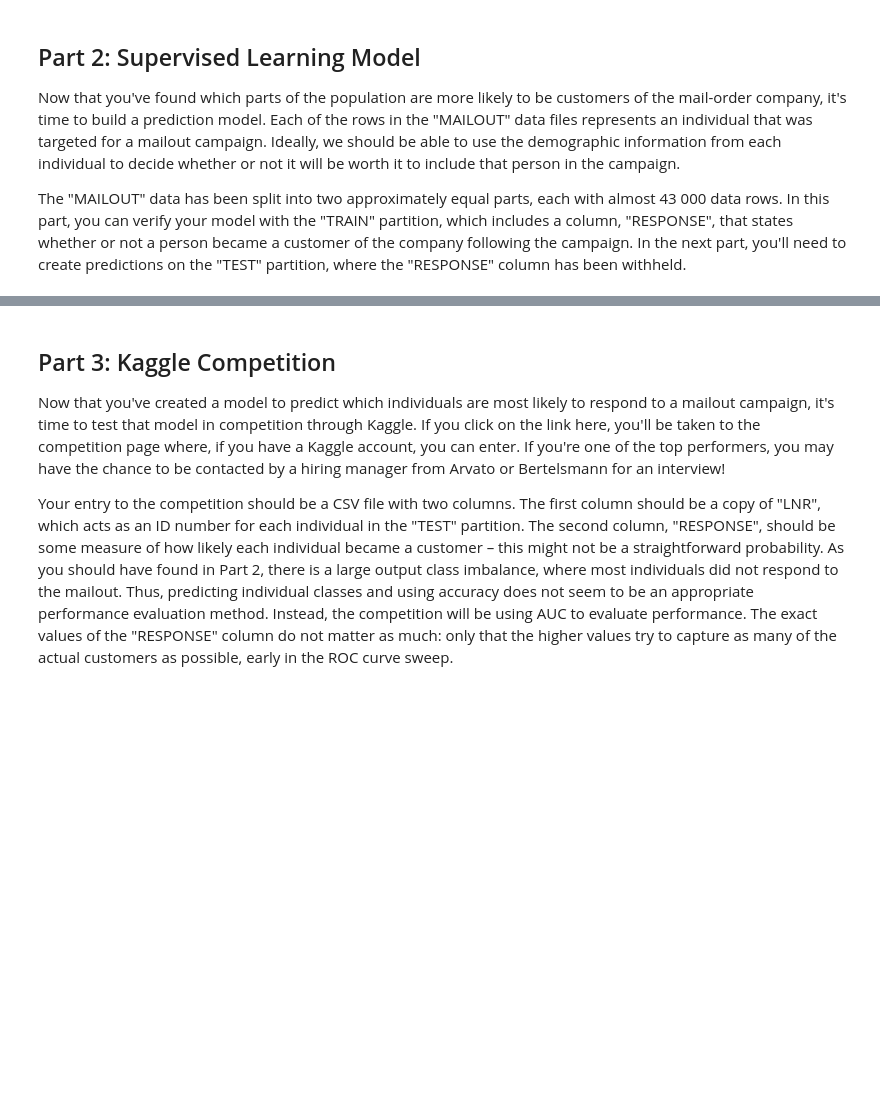
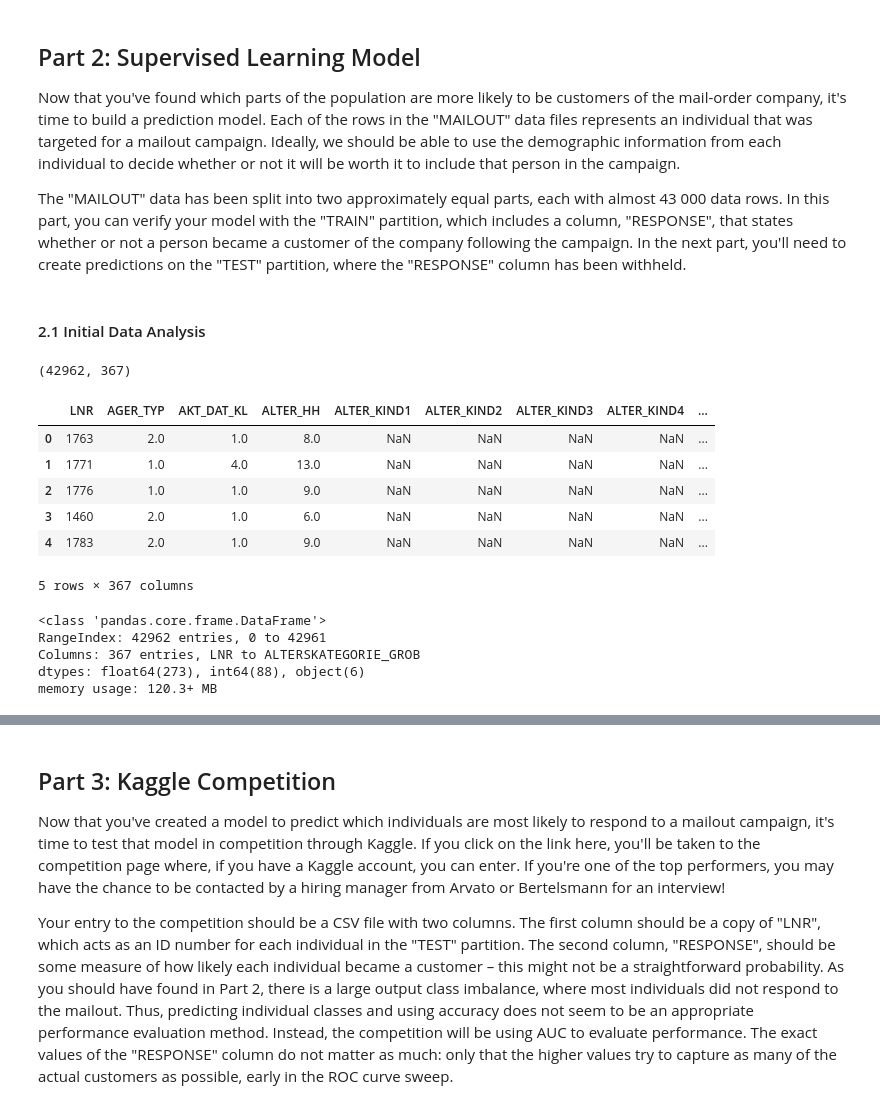
Before and after one commit to supulij/Arvato-Customer-Segmentation-for-mail-order, a Jupyter notebook: Arvato_Project_Colab.ipynb, the cells around one changed output, grey strips where cells are left out. Drawn from its saved outputs; the diff is of its cells as text; code cells hidden in the pictures; blank space fills up the shorter version.

```diff
--- a/Arvato_Project_Colab.ipynb
+++ b/Arvato_Project_Colab.ipynb
@@ -675,5 +686,17 @@ The "MAILOUT" data has been split into two approximately equal parts, each with
 # %%
 #open the trainig data file
 mailout_train = pd.read_csv("mailout_train.gzip",compression='gzip')
+# %% [markdown]
+#### 2.1 Initial Data Analysis
 # %%
 print(mailout_train.shape)
+mailout_train.head()
+# %% [output]
+(42962, 367)
+|  | LNR | AGER_TYP | AKT_DAT_KL | ALTER_HH | ALTER_KIND1 | ALTER_KIND2 | ALTER_KIND3 | ALTER_KIND4 | ... |
+| 0 | 1763 | 2.0 | 1.0 | 8.0 | NaN | NaN | NaN | NaN | ... |
+| 1 | 1771 | 1.0 | 4.0 | 13.0 | NaN | NaN | NaN | NaN | ... |
+| 2 | 1776 | 1.0 | 1.0 | 9.0 | NaN | NaN | NaN | NaN | ... |
+| 3 | 1460 | 2.0 | 1.0 | 6.0 | NaN | NaN | NaN | NaN | ... |
+| 4 | 1783 | 2.0 | 1.0 | 9.0 | NaN | NaN | NaN | NaN | ... |
+5 rows × 367 columns
@@ -682,0 +703,8 @@ mailout_train.replace(null_columns, np.nan, inplace=True)
+# %%
+mailout_train.info()
+# %% [output]
+<class 'pandas.core.frame.DataFrame'>
+RangeIndex: 42962 entries, 0 to 42961
+Columns: 367 entries, LNR to ALTERSKATEGORIE_GROB
+dtypes: float64(273), int64(88), object(6)
+memory usage: 120.3+ MB
```
Also changed, not shown: parts of 24 cells of this notebook.
